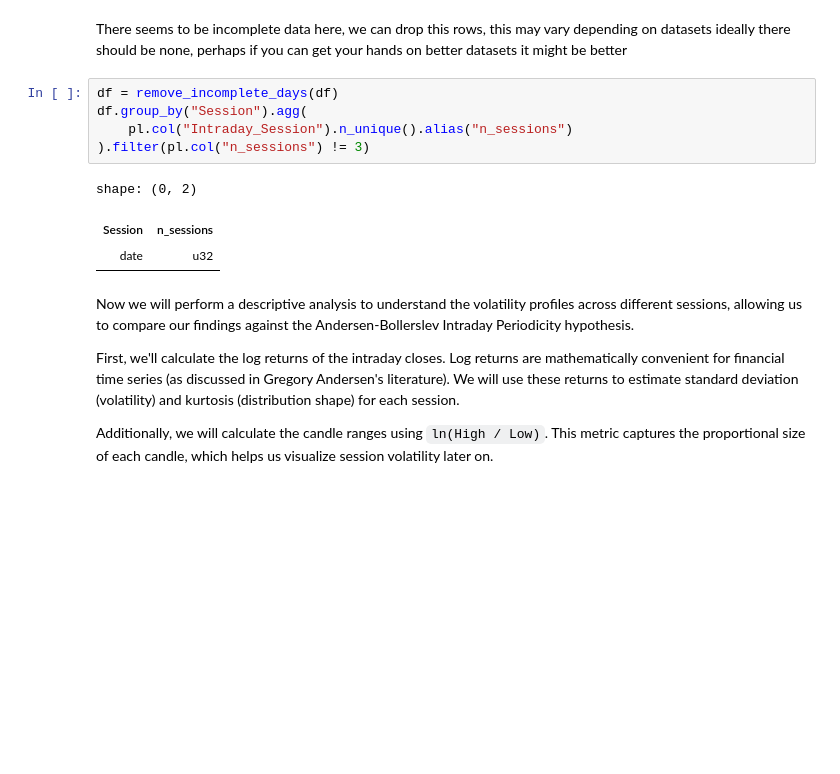
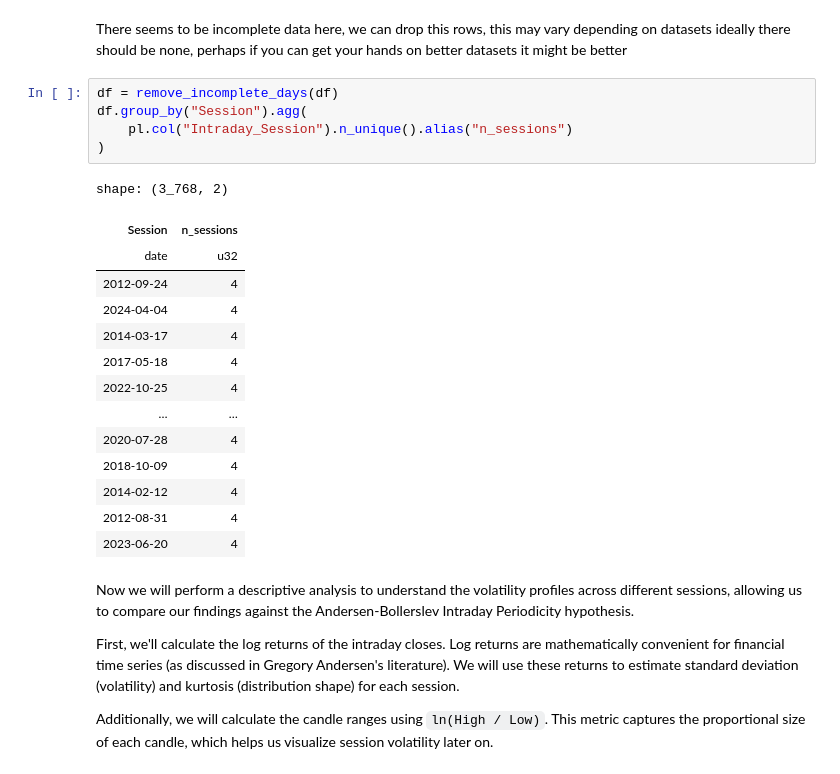
Before and after one commit to KevinTheDuck/ohlc-excursion-model, a Jupyter notebook: notebooks/02_data_analysis.ipynb, the cells around one changed output. Drawn from its saved outputs; the diff is of its cells as text; blank space fills up the shorter version.

```diff
--- a/notebooks/02_data_analysis.ipynb
+++ b/notebooks/02_data_analysis.ipynb
@@ -106,12 +115,23 @@ There seems to be incomplete data here, we can drop this rows, this may vary dep
 # %%
 df = remove_incomplete_days(df)
 df.group_by("Session").agg(
     pl.col("Intraday_Session").n_unique().alias("n_sessions")
-).filter(pl.col("n_sessions") != 3)
+)
 # %% [output]
-shape: (0, 2)
+shape: (3_768, 2)
 | Session | n_sessions |
 | date | u32 |
+| 2012-09-24 | 4 |
+| 2024-04-04 | 4 |
+| 2014-03-17 | 4 |
+| 2017-05-18 | 4 |
+| 2022-10-25 | 4 |
+| … | … |
+| 2020-07-28 | 4 |
+| 2018-10-09 | 4 |
+| 2014-02-12 | 4 |
+| 2012-08-31 | 4 |
+| 2023-06-20 | 4 |
 # %% [markdown]
 Now we will perform a descriptive analysis to understand the volatility profiles across different sessions, allowing us to compare our findings against the Andersen-Bollerslev Intraday Periodicity hypothesis.
 
```
Also changed, not shown: parts of 10 cells of this notebook, 7 other files.
